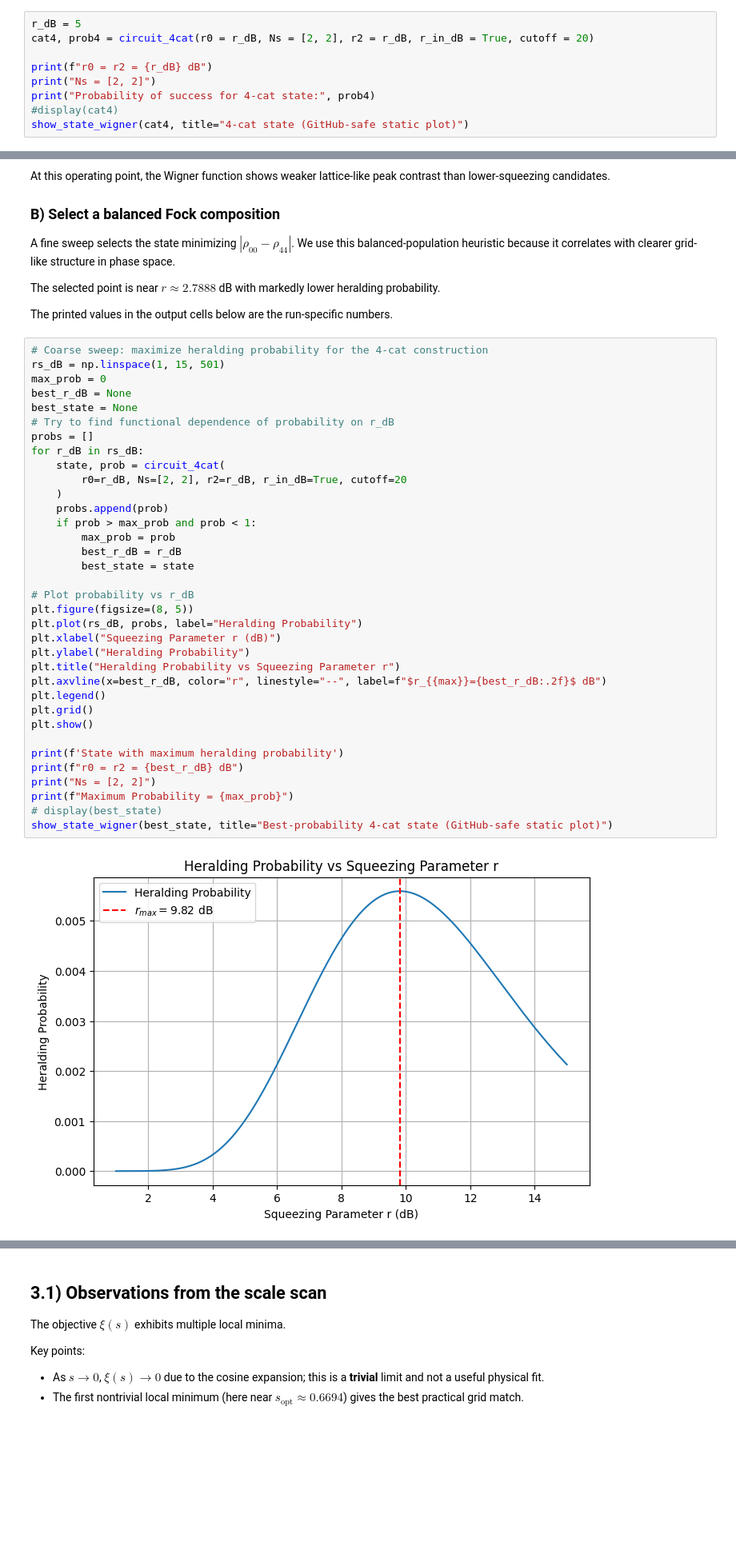
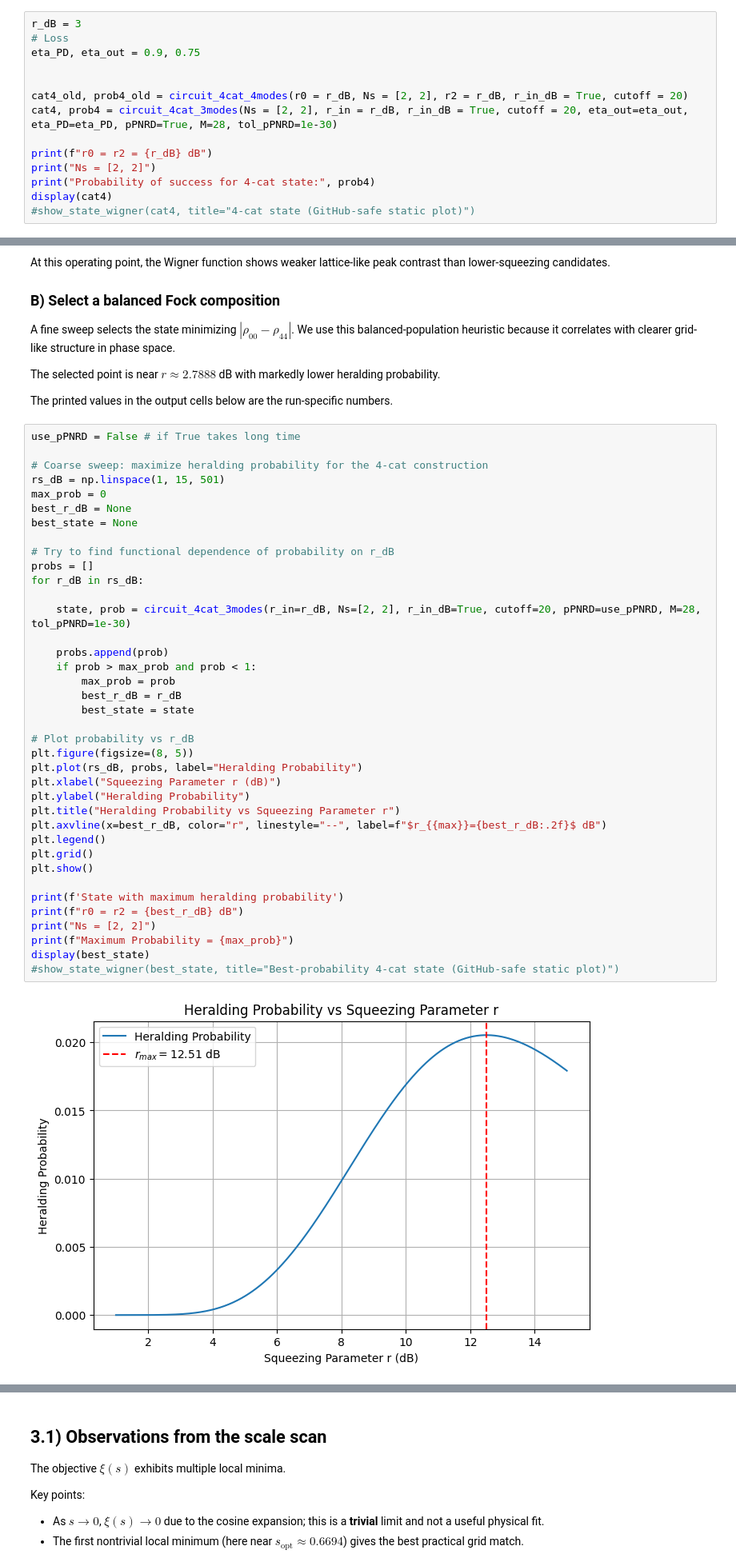
Before and after one commit to gluis99/non-gaussian-state-simulations, a Jupyter notebook: nb_cats_grid.ipynb, the cells around one changed output, grey strips where cells are left out. Shown at 80% size. Cells and saved outputs as stored; diff of their text form; blank space fills up the shorter version.

```diff
--- a/nb_cats_grid.ipynb
+++ b/nb_cats_grid.ipynb
@@ -85,11 +92,16 @@ Settings for the cell below:
 
 The resulting Wigner distribution is expected to show a grid-like multi-peak pattern, motivating comparison to finite-energy GKP lattices.
 # %%
-r_dB = 5
-cat4, prob4 = circuit_4cat(r0 = r_dB, Ns = [2, 2], r2 = r_dB, r_in_dB = True, cutoff = 20)
+r_dB = 3
+# Loss
+eta_PD, eta_out = 0.9, 0.75
+
+
+cat4_old, prob4_old = circuit_4cat_4modes(r0 = r_dB, Ns = [2, 2], r2 = r_dB, r_in_dB = True, cutoff = 20)
+cat4, prob4 = circuit_4cat_3modes(Ns = [2, 2], r_in = r_dB, r_in_dB = True, cutoff = 20, eta_out=eta_out, eta_PD=eta_PD, pPNRD=True, M=28, tol_pPNRD=1e-30)
 
 print(f"r0 = r2 = {r_dB} dB")
 print("Ns = [2, 2]")
 print("Probability of success for 4-cat state:", prob4)
-#display(cat4)
-show_state_wigner(cat4, title="4-cat state (GitHub-safe static plot)")
+display(cat4)
+#show_state_wigner(cat4, title="4-cat state (GitHub-safe static plot)")
@@ -117,40 +124,43 @@ The selected point is near $r \approx 2.7888$ dB with markedly lower heralding p
 
 The printed values in the output cells below are the run-specific numbers.
 # %%
+use_pPNRD = False # if True takes long time
+
 # Coarse sweep: maximize heralding probability for the 4-cat construction
 rs_dB = np.linspace(1, 15, 501)
 max_prob = 0
 best_r_dB = None
 best_state = None
+
 # Try to find functional dependence of probability on r_dB
 probs = []
 for r_dB in rs_dB:
-    state, prob = circuit_4cat(
-        r0=r_dB, Ns=[2, 2], r2=r_dB, r_in_dB=True, cutoff=20
-    )
+
+    state, prob = circuit_4cat_3modes(r_in=r_dB, Ns=[2, 2], r_in_dB=True, cutoff=20, pPNRD=use_pPNRD, M=28, tol_pPNRD=1e-30)
+
     probs.append(prob)
     if prob > max_prob and prob < 1:
         max_prob = prob
         best_r_dB = r_dB
         best_state = state
 
 # Plot probability vs r_dB
 plt.figure(figsize=(8, 5))
 plt.plot(rs_dB, probs, label="Heralding Probability")
 plt.xlabel("Squeezing Parameter r (dB)")
 plt.ylabel("Heralding Probability")
 plt.title("Heralding Probability vs Squeezing Parameter r")
 plt.axvline(x=best_r_dB, color="r", linestyle="--", label=f"$r_{{max}}={best_r_dB:.2f}$ dB")
 plt.legend()
 plt.grid()
 plt.show()
 
 print(f'State with maximum heralding probability')
 print(f"r0 = r2 = {best_r_dB} dB")
 print("Ns = [2, 2]")
 print(f"Maximum Probability = {max_prob}")
-# display(best_state)
-show_state_wigner(best_state, title="Best-probability 4-cat state (GitHub-safe static plot)")
+display(best_state)
+#show_state_wigner(best_state, title="Best-probability 4-cat state (GitHub-safe static plot)")
 # %% [output]
-[figure, old version]
+[figure, new version]
 State with maximum heralding probability
```
Also changed, not shown: parts of 11 cells of this notebook, 1 other file.
